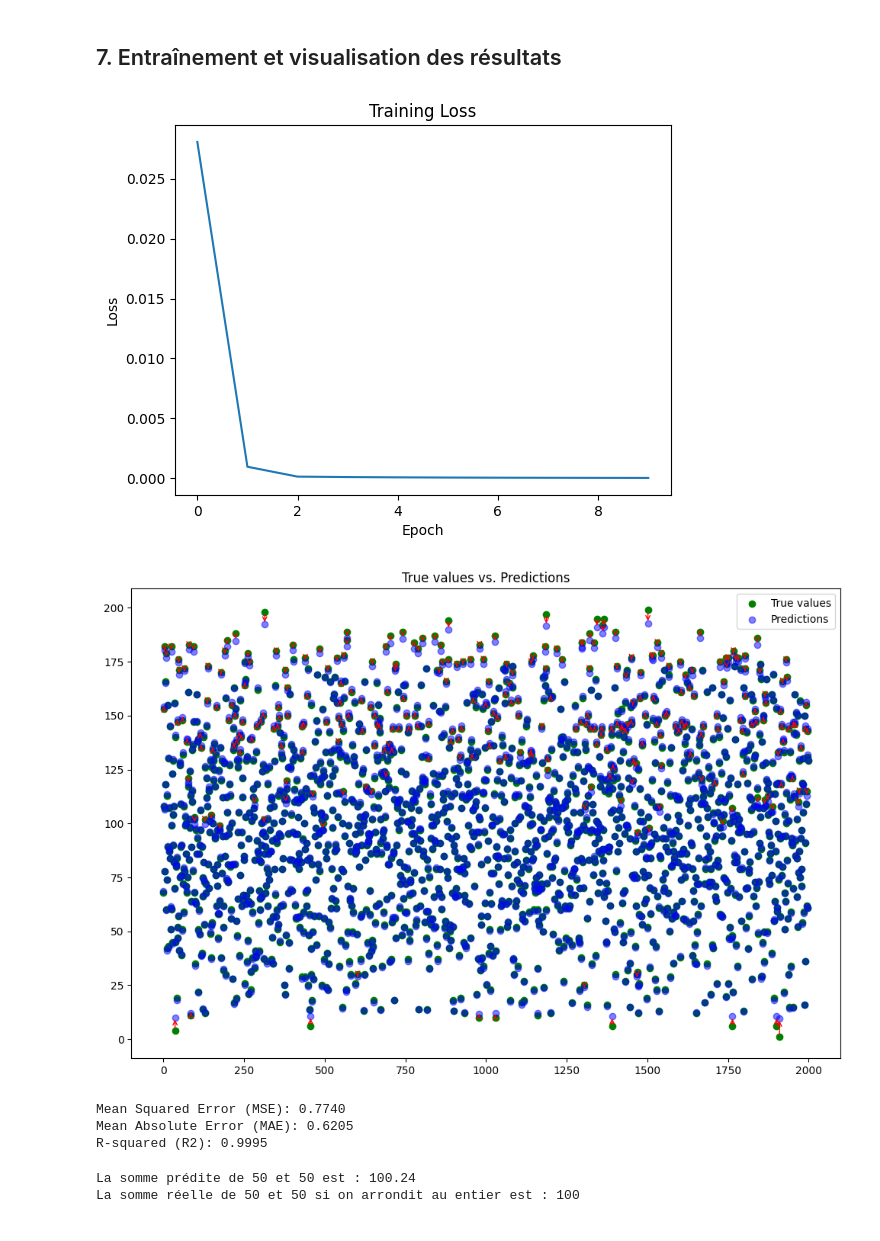
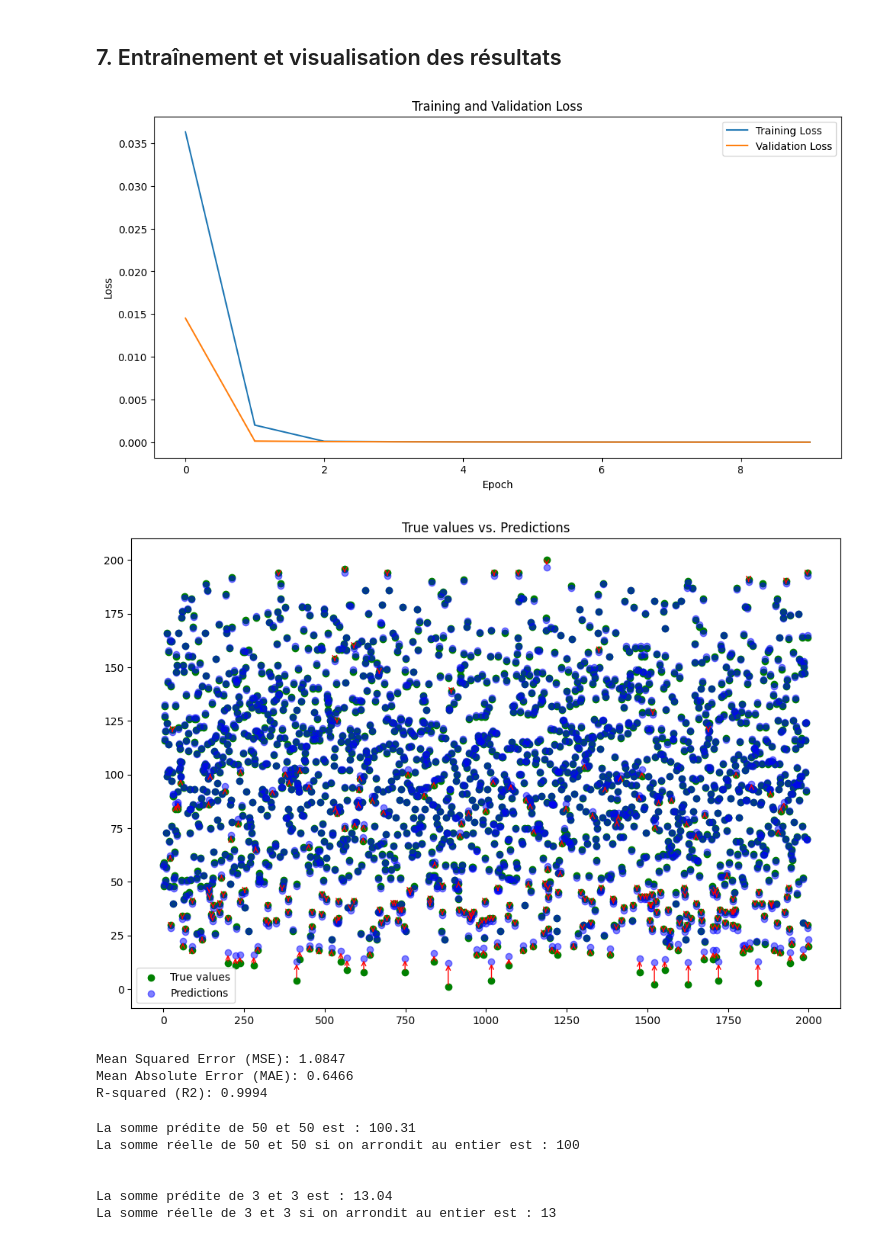
Before and after one commit to MatteoEleouet/DeepLearningEnFrancais, a Jupyter notebook: Code/07_projet_mlp/calculatric.ipynb, the cells around one changed output. Cells and saved outputs as stored; diff of their text form; code cells hidden in the pictures.

Commit message:
ajout de validation loss

```diff
--- a/Code/07_projet_mlp/calculatric.ipynb
+++ b/Code/07_projet_mlp/calculatric.ipynb
@@ -133,38 +162,48 @@ def plot_predictions(y_true, y_pred):
 ## 7. Entraînement et visualisation des résultats
 # %%
 # Paramètres pour la création du jeu de données
-num_samples = 10000          # Nombre d'échantillons à générer. Ex: 5000, 10000, 15000, etc.
+num_samples = 20000          # Nombre d'échantillons à générer. Ex: 5000, 10000, 15000, etc.
 min_value = 0                # Valeur minimale pour la génération de nombres. Ex: 0, 10, -10, etc.
 max_value = 100              # Valeur maximale pour la génération de nombres. Ex: 100, 200, 500, etc.
 operation = 'add'       # Opération à effectuer. Options : 'add' ou 'multiply'.
 batch_size = 64              # Taille des lots pour l'entraînement. Ex: 32, 64, 128, etc.
 
 # Paramètres pour le modèle MLP
 input_size = 2               # Taille de l'entrée. Pour notre cas, c'est toujours 2.
-hidden_size = 16             # Nombre de neurones dans les couches cachées. Ex: 10, 20, 50, etc.
+hidden_size = 10             # Nombre de neurones dans les couches cachées. Ex: 10, 20, 50, etc.
 output_size = 1              # Taille de la sortie. Pour notre cas, c'est toujours 1.
 num_hidden_layers = 3        # Nombre de couches cachées. Ex: 1, 2, 3, 4, etc.
 
 # Paramètres pour l'entraînement
 epochs = 10                  # Nombre d'époques pour l'entraînement. Ex: 5, 10, 20, etc.
 
 
-#? Création du DataLoader et initialisation du modèle
-dataloader = create_calculator_dataloader(num_samples=num_samples, min_value=min_value, max_value=max_value, operation=operation, batch_size=batch_size)
+#? Initialisation du modèle
 model = MLP(input_size=input_size, hidden_size=hidden_size, output_size=output_size, num_hidden_layers=num_hidden_layers).to(device)
 
+#? Création des DataLoaders d'entraînement et de validation
+train_dataloader, val_dataloader = create_calculator_dataloaders(
+    num_samples=num_samples, min_value=min_value, max_value=max_value,
+    operation=operation, batch_size=batch_size, val_split=0.2
+)
 
 #? Entraînement du modèle
-loss_history = train_model(model, dataloader, epochs=epochs, optimizer_name="sgd", lr=0.1)
+train_loss_history, val_loss_history = train_model(
+    model, train_dataloader, val_dataloader, epochs=epochs,
+    optimizer_name="sgd", lr=0.1
+)
 
-# Affichage de la courbe de perte
-plt.plot(loss_history)
-plt.title("Training Loss")
+# Affichage des courbes de perte
+plt.figure(figsize=(12, 6))
+plt.plot(train_loss_history, label="Training Loss")
+plt.plot(val_loss_history, label="Validation Loss")
+plt.title("Training and Validation Loss")
 plt.xlabel("Epoch")
 plt.ylabel("Loss")
+plt.legend()
 plt.show()
 # %% [output]
-[figure, old version]
+[figure, new version]
 # %%
 #? Test et visualisation des prédictions
 num_samples = 2000
@@ -183,10 +222,10 @@ print(f"Mean Squared Error (MSE): {mse:.4f}")
 print(f"Mean Absolute Error (MAE): {mae:.4f}")
 print(f"R-squared (R2): {r2:.4f}")
 # %% [output]
-[figure, old version]
+[figure, new version]
-Mean Squared Error (MSE): 0.7740
-Mean Absolute Error (MAE): 0.6205
-R-squared (R2): 0.9995
+Mean Squared Error (MSE): 1.0847
+Mean Absolute Error (MAE): 0.6466
+R-squared (R2): 0.9994
 # %%
 def predict_sum(model, num1, num2, max_value=100):
     # Normaliser les entrées
@@ -204,6 +243,17 @@ def predict_sum(model, num1, num2, max_value=100):
 result = predict_sum(model, 50, 50)
 print(f"La somme prédite de 50 et 50 est : {result:.2f}")
 print(f"La somme réelle de 50 et 50 si on arrondit au entier est : {np.round(result):.0f}")
+
+print("\n")
+
+# Test de la fonction
+result = predict_sum(model, 3, 3)
+print(f"La somme prédite de 3 et 3 est : {result:.2f}")
+print(f"La somme réelle de 3 et 3 si on arrondit au entier est : {np.round(result):.0f}")
 # %% [output]
-La somme prédite de 50 et 50 est : 100.24
+La somme prédite de 50 et 50 est : 100.31
 La somme réelle de 50 et 50 si on arrondit au entier est : 100
+
+
+La somme prédite de 3 et 3 est : 13.04
+La somme réelle de 3 et 3 si on arrondit au entier est : 13
```
Also changed, not shown: parts of 1 cell of this notebook.
